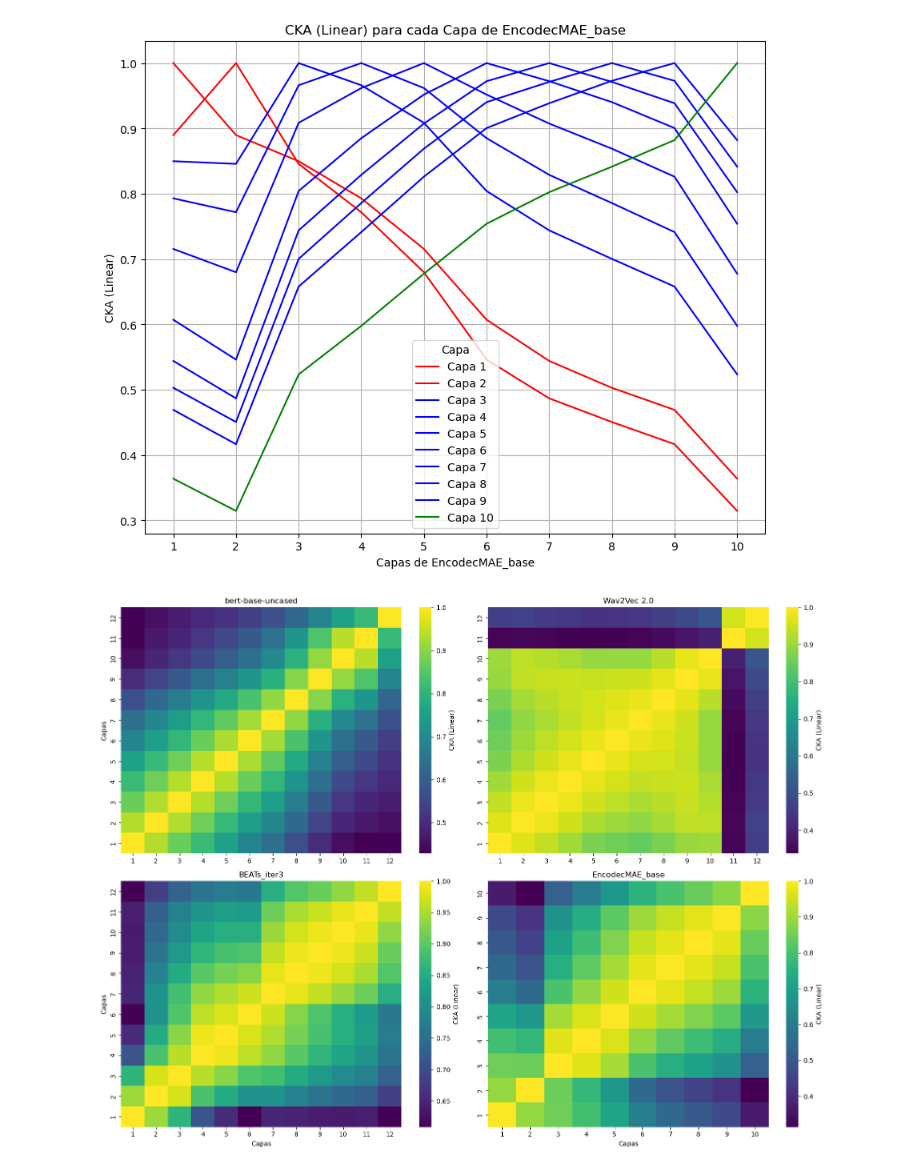
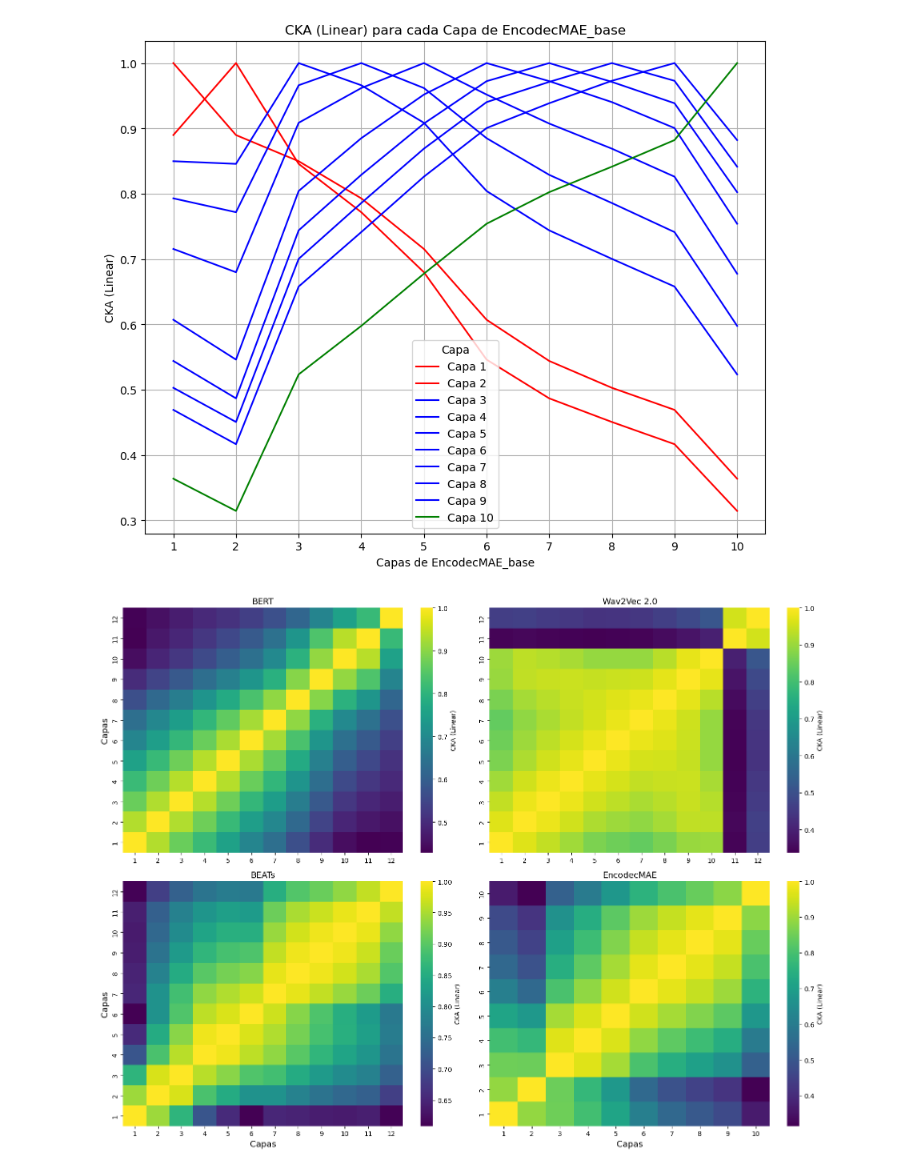
Before and after one commit to ceciliabolanos/layer-analysis, a Jupyter notebook: results/experiment2.1_same_model/results.ipynb, the cells around one changed output. Cells and saved outputs as stored; diff of their text form; code cells hidden in the pictures.

```diff
--- a/results/experiment2.1_same_model/results.ipynb
+++ b/results/experiment2.1_same_model/results.ipynb
@@ -200,44 +198,44 @@ fig, axs = plt.subplots(2, 2, figsize=(16, 12))
 # Gráfico 1
 sns.heatmap(data1, fmt=".1f", cmap='viridis', cbar_kws={'label': 'CKA (Linear)'}, ax=axs[0, 0])
 axs[0, 0].set_ylim(0, len(data1))
-axs[0, 0].set_title('bert-base-uncased')
-axs[0, 0].set_ylabel('Capas')
+axs[0, 0].set_title('BERT', fontsize=13)
+axs[0, 0].set_ylabel('Capas', fontsize=13)
 axs[0, 0].set_xticks([i + 0.5 for i in range(len(data1))])
 axs[0, 0].set_xticklabels(range(1, len(data1) + 1))
 axs[0, 0].set_yticks([i + 0.5 for i in range(len(data1))])
 axs[0, 0].set_yticklabels(range(1, len(data1) + 1))
 
 # Gráfico 2
 sns.heatmap(data2, fmt=".1f", cmap='viridis', cbar_kws={'label': 'CKA (Linear)'}, ax=axs[0, 1])
 axs[0, 1].set_ylim(0, len(data2))
-axs[0, 1].set_title('Wav2Vec 2.0')
+axs[0, 1].set_title('Wav2Vec 2.0', fontsize=13)
 axs[0, 1].set_xticks([i + 0.5 for i in range(len(data2))])
 axs[0, 1].set_xticklabels(range(1, len(data2) + 1))
 axs[0, 1].set_yticks([i + 0.5 for i in range(len(data2))])
 axs[0, 1].set_yticklabels(range(1, len(data2) + 1))
 
 # Gráfico 3
 sns.heatmap(data3, fmt=".1f", cmap='viridis', cbar_kws={'label': 'CKA (Linear)'}, ax=axs[1, 0])
 axs[1, 0].set_ylim(0, len(data3))
-axs[1, 0].set_title('BEATs_iter3')
-axs[1, 0].set_xlabel('Capas')
-axs[1, 0].set_ylabel('Capas')
+axs[1, 0].set_title('BEATs', fontsize=13)
+axs[1, 0].set_xlabel('Capas', fontsize=13)
+axs[1, 0].set_ylabel('Capas', fontsize=13)
 axs[1, 0].set_xticks([i + 0.5 for i in range(len(data3))])
 axs[1, 0].set_xticklabels(range(1, len(data3) + 1))
 axs[1, 0].set_yticks([i + 0.5 for i in range(len(data3))])
 axs[1, 0].set_yticklabels(range(1, len(data3) + 1))
 
 # Gráfico 4
 sns.heatmap(data4, fmt=".1f", cmap='viridis', cbar_kws={'label': 'CKA (Linear)'}, ax=axs[1, 1])
 axs[1, 1].set_ylim(0, len(data4))
-axs[1, 1].set_title('EncodecMAE_base')
-axs[1, 1].set_xlabel('Capas')
+axs[1, 1].set_title('EncodecMAE', fontsize=13)
+axs[1, 1].set_xlabel('Capas', fontsize=13)
 axs[1, 1].set_xticks([i + 0.5 for i in range(len(data4))])
 axs[1, 1].set_xticklabels(range(1, len(data4) + 1))
 axs[1, 1].set_yticks([i + 0.5 for i in range(len(data4))])
 axs[1, 1].set_yticklabels(range(1, len(data4) + 1))
 
 plt.tight_layout()
 plt.show()
 # %% [output]
-[figure, old version]
+[figure, new version]
```
Also changed, not shown: parts of 1 cell of this notebook, 4 other files.
